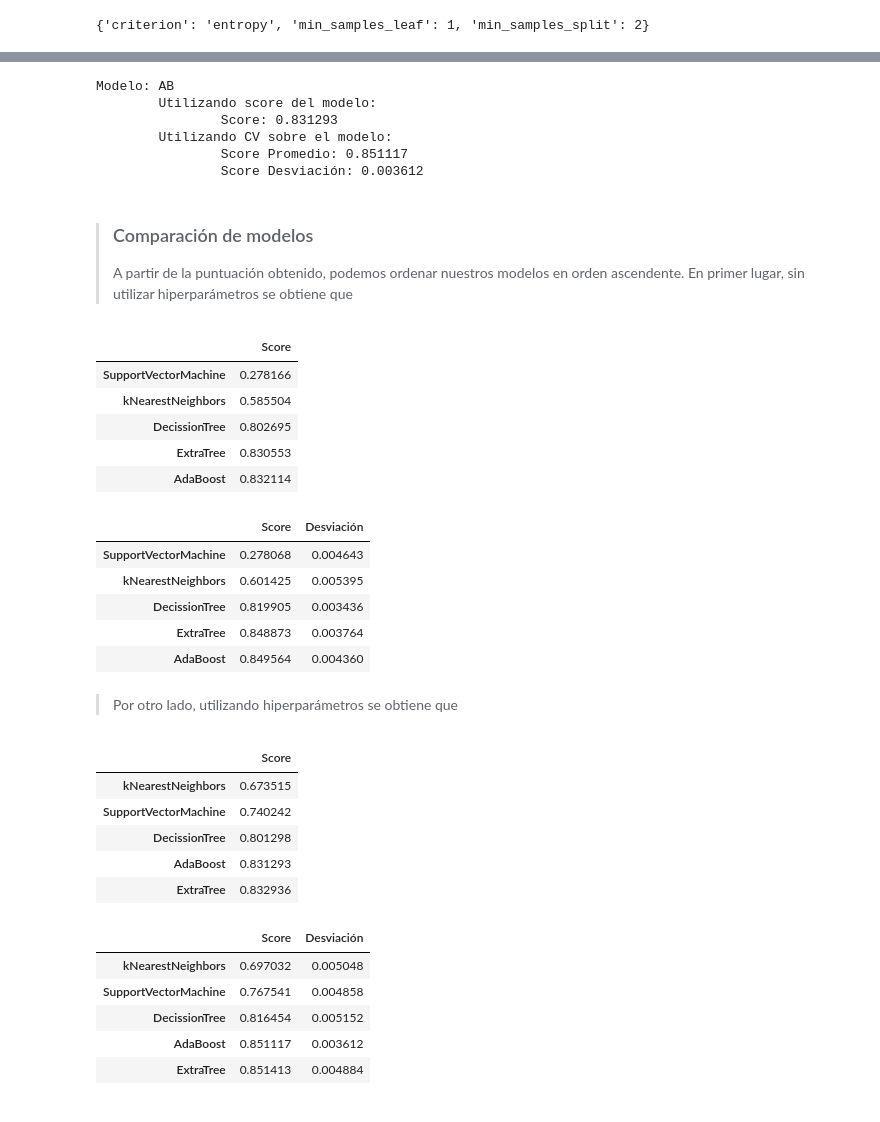
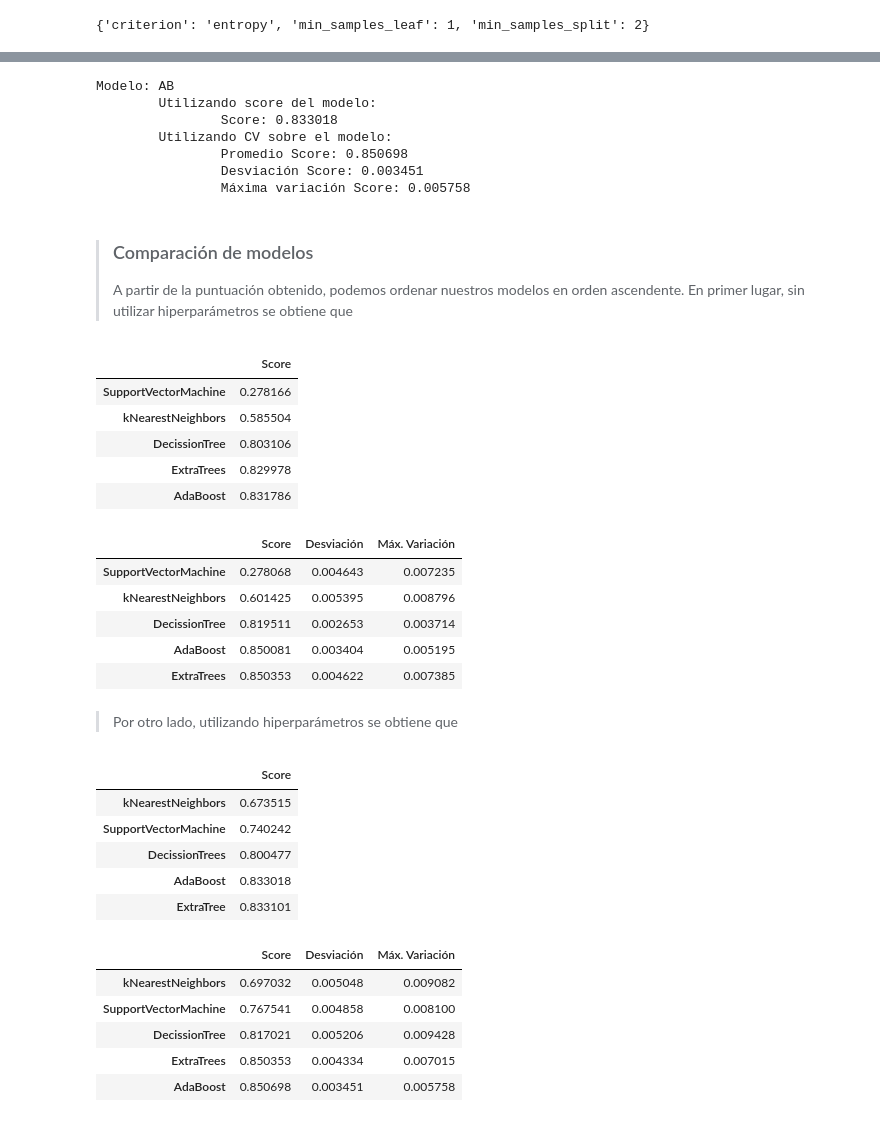
Before and after one commit to brunomb97/mat281-proyecto, a Jupyter notebook: resultados.ipynb, the cells around one changed output, grey strips where cells are left out. Cells and saved outputs as stored; diff of their text form; code cells hidden in the pictures.

```diff
--- a/resultados.ipynb
+++ b/resultados.ipynb
@@ -475,10 +475,10 @@ def cross_val_model(model, X_, y_, s = 'accuracy', params = False, nj = -1):
     return cross_val_score(model, X_, y = y_, scoring = s, cv = kfold, n_jobs=nj)
 
 def csmStat(csm):
-    return csm.mean(), csm.std()
+    return csm.mean(), csm.std(), max(abs(csm.mean()-csm))
 
 def toString(name, scorestats, cvstats):
-    return f'Modelo: {name}\n\tUtilizando score del modelo:\n\t\tScore: {round(scorestats[name],6)}\n\tUtilizando CV sobre el modelo:\n\t\tScore Promedio: {round(cvstats[name][0],6)}\n\t\tScore Desviación: {round(cvstats[name][1],6)}'
+    return f'Modelo: {name}\n\tUtilizando score del modelo:\n\t\tScore: {round(scorestats[name],6)}\n\tUtilizando CV sobre el modelo:\n\t\tPromedio Score: {round(cvstats[name][0],6)}\n\t\tDesviación Score: {round(cvstats[name][1],6)}\n\t\tMáxima variación Score: {round(cvstats[name][2],6)}'
 # %%
 name = 'SVC'
 
@@ -738,4 +773,5 @@ Fitting 5 folds for each of 12 candidates, totalling 60 fits
 # %%
+abBestParams = {'base_estimator': ExtraTreesClassifier(criterion='gini', n_estimators=260), 'n_estimators': 190}
 name = 'AB'
 
 ab = AdaBoostClassifier()
@@ -750,10 +786,11 @@ print(toString(name, PostScoreStats, PostCVStats))
 # %% [output]
 Modelo: AB
         Utilizando score del modelo:
-                Score: 0.831293
+                Score: 0.833018
         Utilizando CV sobre el modelo:
-                Score Promedio: 0.851117
-                Score Desviación: 0.003612
+                Promedio Score: 0.850698
+                Desviación Score: 0.003451
+                Máxima variación Score: 0.005758
 # %% [markdown]
 > ### Comparación de modelos
 > A partir de la puntuación obtenido, podemos ordenar nuestros modelos en orden ascendente. En primer lugar, sin utilizar hiperparámetros se obtiene que
@@ -761,7 +798,7 @@ Modelo: AB
 dfPreScoreStats = (pd.DataFrame.from_dict(PreScoreStats,
                        orient='index',
                        columns=['Score'])
-             .rename({'ET': 'ExtraTree',
+             .rename({'ET': 'ExtraTrees',
                      'DT': 'DecissionTree',
                      'kNN': 'kNearestNeighbors',
                      'SVC': 'SupportVectorMachine',
@@ -772,28 +809,28 @@ dfPreScoreStats
 |  | Score |
 | SupportVectorMachine | 0.278166 |
 | kNearestNeighbors | 0.585504 |
-| DecissionTree | 0.802695 |
-| ExtraTree | 0.830553 |
-| AdaBoost | 0.832114 |
+| DecissionTree | 0.803106 |
+| ExtraTrees | 0.829978 |
+| AdaBoost | 0.831786 |
 # %%
 dfPreCVStats = (pd.DataFrame.from_dict(PreCVStats,
                         orient='index',
-                        columns=['Score', 'Desviación'])
-             .rename({'ET': 'ExtraTree',
+                        columns=['Score', 'Desviación', 'Máx. Variación'])
+             .rename({'ET': 'ExtraTrees',
                      'DT': 'DecissionTree',
                      'kNN': 'kNearestNeighbors',
                      'SVC': 'SupportVectorMachine',
                      'AB': 'AdaBoost'})
              .sort_values(by='Score', ascending=True))
 
 dfPreCVStats
 # %% [output]
-|  | Score | Desviación |
-| SupportVectorMachine | 0.278068 | 0.004643 |
-| kNearestNeighbors | 0.601425 | 0.005395 |
-| DecissionTree | 0.819905 | 0.003436 |
-| ExtraTree | 0.848873 | 0.003764 |
-| AdaBoost | 0.849564 | 0.004360 |
+|  | Score | Desviación | Máx. Variación |
+| SupportVectorMachine | 0.278068 | 0.004643 | 0.007235 |
+| kNearestNeighbors | 0.601425 | 0.005395 | 0.008796 |
+| DecissionTree | 0.819511 | 0.002653 | 0.003714 |
+| AdaBoost | 0.850081 | 0.003404 | 0.005195 |
+| ExtraTrees | 0.850353 | 0.004622 | 0.007385 |
 # %% [markdown]
 > Por otro lado, utilizando hiperparámetros se obtiene que
 # %%
@@ -801,7 +838,7 @@ dfPostScoreStats = (pd.DataFrame.from_dict(PostScoreStats,
                        orient='index',
                        columns=['Score'])
              .rename({'ET': 'ExtraTree',
-                     'DT': 'DecissionTree',
+                     'DT': 'DecissionTrees',
                      'kNN': 'kNearestNeighbors',
                      'SVC': 'SupportVectorMachine',
                      'AB': 'AdaBoost'})
@@ -811,14 +848,14 @@ dfPostScoreStats
 |  | Score |
 | kNearestNeighbors | 0.673515 |
 | SupportVectorMachine | 0.740242 |
-| DecissionTree | 0.801298 |
-| AdaBoost | 0.831293 |
-| ExtraTree | 0.832936 |
+| DecissionTrees | 0.800477 |
+| AdaBoost | 0.833018 |
+| ExtraTree | 0.833101 |
 # %%
 dfPostCVStats = (pd.DataFrame.from_dict(PostCVStats,
                        orient='index',
-                       columns=['Score', 'Desviación'])
-             .rename({'ET': 'ExtraTree',
+                       columns=['Score', 'Desviación', 'Máx. Variación'])
+             .rename({'ET': 'ExtraTrees',
                      'DT': 'DecissionTree',
                      'kNN': 'kNearestNeighbors',
                      'SVC': 'SupportVectorMachine',
@@ -826,12 +863,12 @@ dfPostCVStats = (pd.DataFrame.from_dict(PostCVStats,
              .sort_values(by='Score', ascending=True))
 dfPostCVStats
 # %% [output]
-|  | Score | Desviación |
-| kNearestNeighbors | 0.697032 | 0.005048 |
-| SupportVectorMachine | 0.767541 | 0.004858 |
-| DecissionTree | 0.816454 | 0.005152 |
-| AdaBoost | 0.851117 | 0.003612 |
-| ExtraTree | 0.851413 | 0.004884 |
+|  | Score | Desviación | Máx. Variación |
+| kNearestNeighbors | 0.697032 | 0.005048 | 0.009082 |
+| SupportVectorMachine | 0.767541 | 0.004858 | 0.008100 |
+| DecissionTree | 0.817021 | 0.005206 | 0.009428 |
+| ExtraTrees | 0.850353 | 0.004334 | 0.007015 |
+| AdaBoost | 0.850698 | 0.003451 | 0.005758 |
 # %% [markdown]
 ---
 
```
Also changed, not shown: parts of 43 cells of this notebook.
